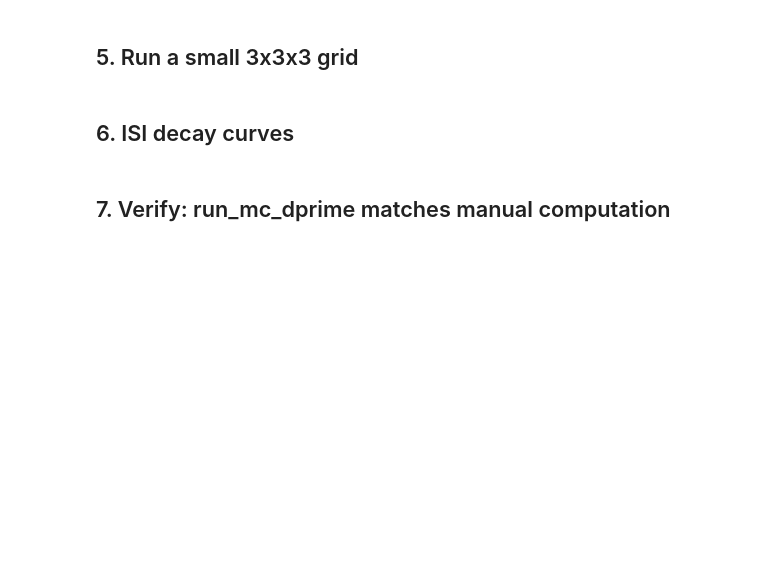
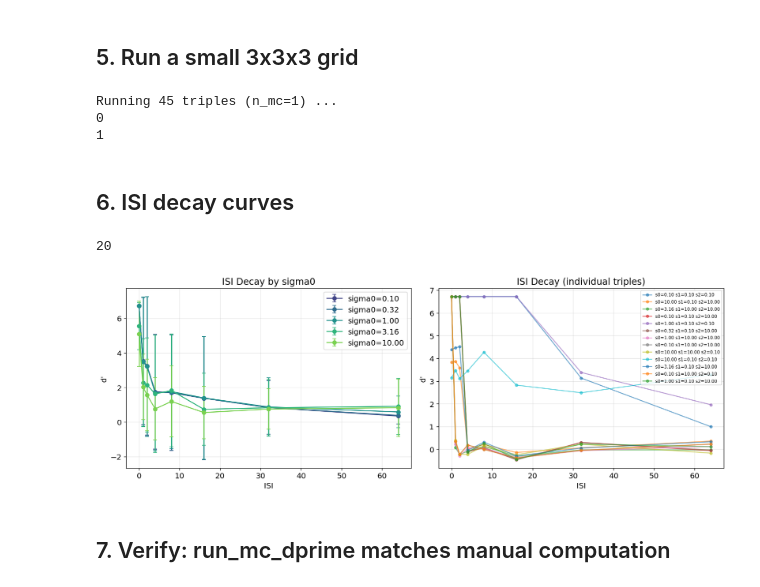
Before and after one commit to bjmedina/memory, a Jupyter notebook: notebooks/test_3step_grid_search.ipynb, the cells around one changed output. Saved outputs shown, nothing was run; the diff lists cells and outputs as text; code cells hidden in the pictures; blank space fills up the shorter version.

Commit message:
new 3 noise regime testing

```diff
--- a/notebooks/test_3step_grid_search.ipynb
+++ b/notebooks/test_3step_grid_search.ipynb
@@ -77,9 +102,9 @@ print(f'Any NaN: {torch.isnan(X0).any().item()}')
 # %% [markdown]
 ## 2. Generate toy sequences
 # %%
-ISI_VALUES = [0, 2, 8, 16]
-N_SEQUENCES = 10
-SEQ_LENGTH = 81
+ISI_VALUES = [0, 1, 2, 4, 8, 16, 32, 64]
+N_SEQUENCES = 30
+SEQ_LENGTH = 120
 
 stimulus_pool = sorted({s for seq in exp_list for s in seq})
 print(f'Stimulus pool: {len(stimulus_pool)} unique stimuli')
@@ -89,8 +114,8 @@ experiment_list, isi_keys = make_high_diversity_sequences(
     isi_values=ISI_VALUES,
     n_sequences=N_SEQUENCES,
     length=SEQ_LENGTH,
-    min_pairs_per_isi=5,
-    seed=42,
+    min_pairs_per_isi=4,
+    seed=43,
 )
 
 print(f'{len(experiment_list)} sequences, {len(experiment_list[0])} trials each')
@@ -97,7 +134,7 @@ print(f'{len(experiment_list)} sequences, {len(experiment_list[0])} trials each'
 # %% [markdown]
 ## 3. Run a single (sigma0, sigma1, sigma2) triple
 # %%
-s0, s1, s2 = 0.3, 0.1, 0.05
+s0, s1, s2 = 20.3, 5.1, 3
 t_step = 5
 metric = 'cosine'
 
@@ -111,7 +148,7 @@ t0 = time.perf_counter()
 run = run_model_core(
     sigma0=s0,
     X0=X0, name_to_idx=name_to_idx,
-    experiment_list=experiment_list,
+    experiment_list=experiment_list[:5],
     noise_schedule=schedule,
     metric=metric,
     seed=42,
@@ -126,7 +176,7 @@ for isi, vals in sorted(run['isi_hit_dists'].items()):
 # %% [markdown]
 ## 4. Compute d' per ISI (MC repetitions)
 # %%
-N_MC = 5
+N_MC = 3
 runner_isi_values = [isi + 1 for isi in ISI_VALUES]
 
 schedule = make_noise_schedule('three-regime', {
@@ -141,7 +191,7 @@ for rep in range(N_MC):
     run = run_model_core(
         sigma0=s0,
         X0=X0, name_to_idx=name_to_idx,
-        experiment_list=experiment_list,
+        experiment_list=experiment_list[:5],
         noise_schedule=schedule,
         metric=metric,
         seed=42 * 10_000 + rep,
@@ -176,11 +239,11 @@ for exp_isi, risi in zip(ISI_VALUES, runner_isi_values):
 sys.path.insert(0, os.path.abspath('../src/model'))
 from run_3step_grid_search import run_mc_dprime
 
-sigma0_grid = [0.1, 0.3, 0.5]
-sigma1_grid = [0.05, 0.1, 0.2]
-sigma2_grid = [0.01, 0.05, 0.1]
+sigma0_grid = np.geomspace(0.1, 10.0, 5)
+sigma1_grid = np.geomspace(0.1, 10, 3)
+sigma2_grid = np.geomspace(0.1, 10.0, 3)
 
-n_mc_grid = 3  # keep small for testing
+n_mc_grid = 1  # keep small for testing
 total = len(sigma0_grid) * len(sigma1_grid) * len(sigma2_grid)
 print(f'Running {total} triples (n_mc={n_mc_grid}) ...')
 
@@ -188,12 +251,13 @@ rows = []
 t_start = time.perf_counter()
 
 for i, s0 in enumerate(sigma0_grid):
+    print(i)
     for s1 in sigma1_grid:
         for s2 in sigma2_grid:
             dp, _ = run_mc_dprime(
                 s0, s1, s2,
                 X0=X0, name_to_idx=name_to_idx,
-                experiment_list=experiment_list,
+                experiment_list=experiment_list[:2],
                 t_step=t_step,
                 isi_values=tuple(ISI_VALUES),
                 n_mc=n_mc_grid,
@@ -209,44 +273,57 @@ elapsed = time.perf_counter() - t_start
 df = pd.DataFrame(rows)
 print(f'\nDone in {elapsed:.1f}s ({elapsed/total:.1f}s per triple)')
 df
+# %% [output]
+Running 45 triples (n_mc=1) ...
+0
+1
 # %% [markdown]
 ## 6. ISI decay curves
 # %%
 fig, axes = plt.subplots(1, 2, figsize=(14, 5))
+# Plot error bars (STD) for each ISI value per sigma0 on the left plot
+
+
 
 # --- Left: ISI decay averaged over sigma1, sigma2 per sigma0 ---
 ax = axes[0]
 colors_s0 = plt.cm.viridis(np.linspace(0.2, 0.8, len(sigma0_grid)))
 
 for s0, color in zip(sigma0_grid, colors_s0):
     sub = df[df['sigma0'] == s0]
     means = [sub[f'dprime_isi{isi}'].mean() for isi in ISI_VALUES]
-    ax.plot(ISI_VALUES, means, marker='o', color=color,
-            label=f'sigma0={s0:.2f}')
+    stds = [sub[f'dprime_isi{isi}'].std() for isi in ISI_VALUES]
+    # Draw the line with error bars (std)
+    ax.errorbar(ISI_VALUES, means, yerr=stds, marker='o', color=color, label=f'sigma0={s0:.2f}', capsize=3, linestyle='-')
 
 ax.set_xlabel('ISI')
 ax.set_ylabel("d'")
 ax.set_title('ISI Decay by sigma0')
 ax.legend()
 ax.grid(True, alpha=0.3)
 
 # --- Right: individual triple curves (sample a few) ---
 ax = axes[1]
-sample = df.sample(n=min(9, len(df)), random_state=42)
+sample = df.sample(n=min(13, len(df)), random_state=42)
+print(len(df))
 
 for _, row in sample.iterrows():
     dps = [row[f'dprime_isi{isi}'] for isi in ISI_VALUES]
     label = f's0={row["sigma0"]:.2f} s1={row["sigma1"]:.2f} s2={row["sigma2"]:.2f}'
     ax.plot(ISI_VALUES, dps, marker='o', alpha=0.6, markersize=4, label=label)
+
 
 ax.set_xlabel('ISI')
 ax.set_ylabel("d'")
 ax.set_title('ISI Decay (individual triples)')
 ax.legend(fontsize=7, loc='upper right')
 ax.grid(True, alpha=0.3)
 
 plt.tight_layout()
 plt.show()
+# %% [output]
+20
+[figure, added]
 # %% [markdown]
 ## 7. Verify: run_mc_dprime matches manual computation
 # %%
```
Also changed, not shown: parts of 7 cells of this notebook, 2 other files.
